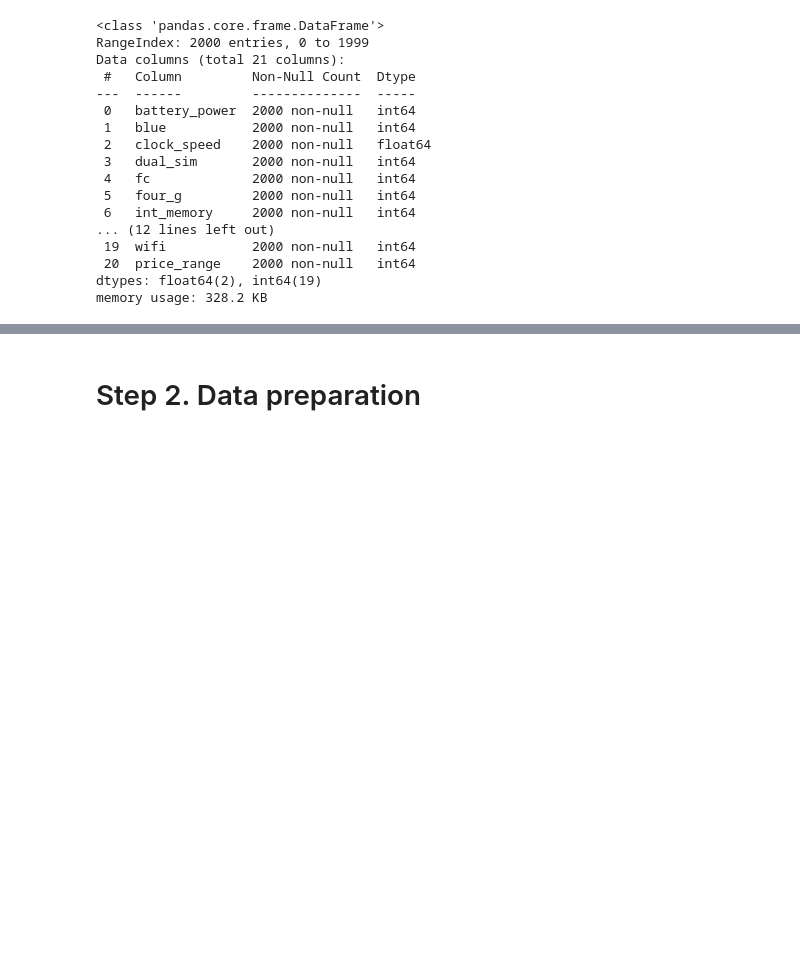
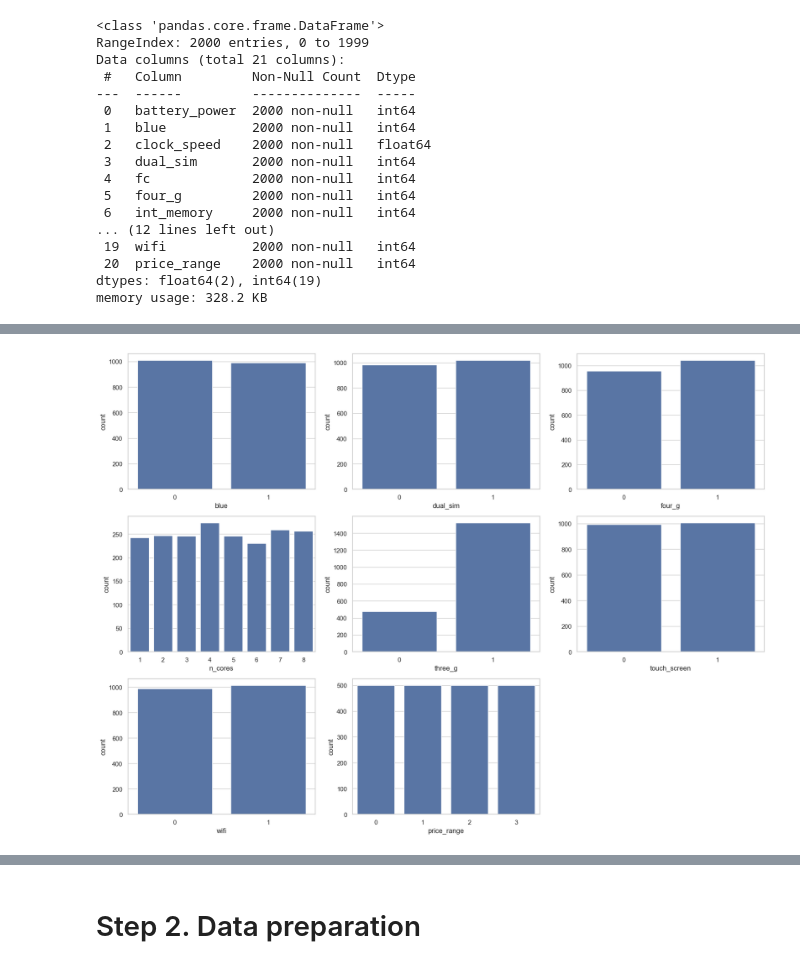
Before and after one commit to MarkkusKoddala/MobilePriceClassification, a Jupyter notebook: mobilepricepredictor.ipynb, the cells around one changed output, grey strips where cells are left out. Cells and saved outputs as stored; diff of their text form; code cells hidden in the pictures; blank space fills up the shorter version.

```diff
--- a/mobilepricepredictor.ipynb
+++ b/mobilepricepredictor.ipynb
@@ -104,0 +134,18 @@ plt.show()
+# %%
+categorical_features=list()
+numerical_features=list()
+for column_name in df.columns:
+    unique_values = len(df[column_name].unique())
+    if unique_values<10:
+      categorical_features.append(column_name)
+    else:
+      numerical_features.append(column_name)
+# %%
+i = 1
+plt.figure(figsize = (20,30))
+for feature in categorical_features:
+    plt.subplot(6,3,i)
+    sns.countplot(x = feature , data = df)
+    i +=1
+# %% [output]
+[figure, added]
```
Also changed, not shown: parts of 46 cells of this notebook.
